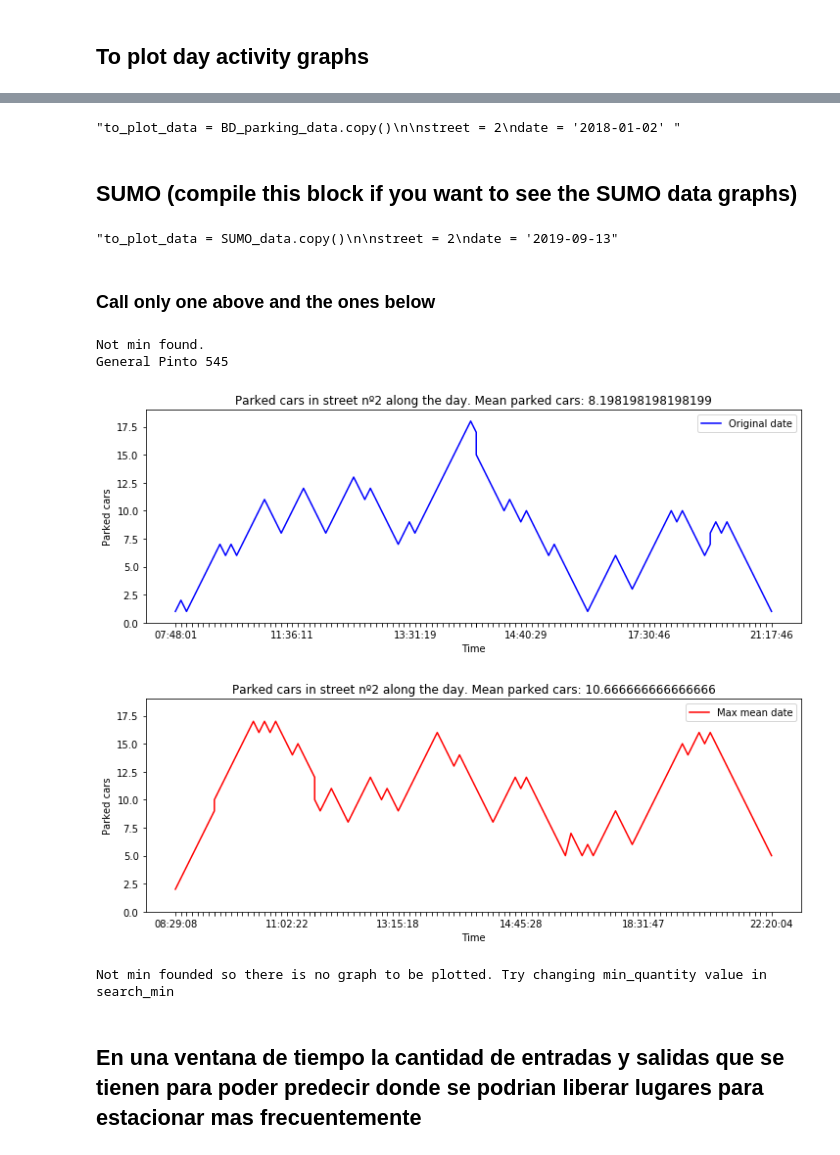
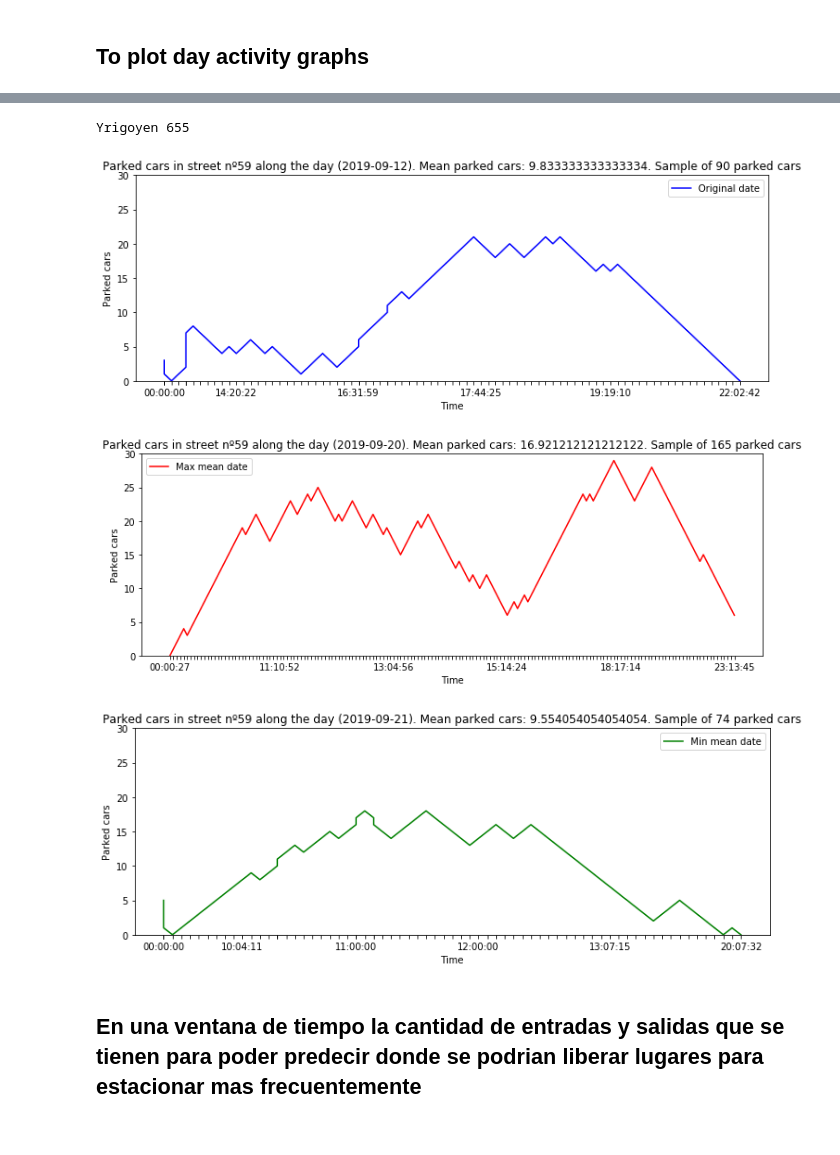
Before and after one commit to LuchoTangorra/Intelligent-parking, a Jupyter notebook: Data visualizers/Visualizer.ipynb, the cells around one changed output, grey strips where cells are left out. Drawn from its saved outputs; the diff is of its cells as text; code cells hidden in the pictures.

Commit message:
All visualizer done, heat map needs the Tandil map and to organizate the coordiantes

```diff
--- a/Data visualizers/Visualizer.ipynb
+++ b/Data visualizers/Visualizer.ipynb
@@ -226,8 +308,7 @@ def get_filtered_time(plot_data, k=5):
     '''
     return time
 # %%
-def plot_line_graph(plot_data, date, max_ocup=30, name='Original', color='b', k=5):
-    global street
+def plot_line_graph(plot_data, date, street, max_ocup=30, name='Original', color='b', k=5):
 
     #Get the values for each date we have
     plot_data_date = plot_data.loc[plot_data.fecha == pd.Timestamp(date).date()].copy()
@@ -241,12 +322,15 @@ def plot_line_graph(plot_data, date, max_ocup=30, name='Original', color='b', k=
     plt.ylim([0, max_ocup+1])
 
     #Just for the x axis, get the first, medium and last time value
-    time = get_filtered_time(plot_data_date, k)
+    if k > len(plot_data_date):
+        time = get_filtered_time(plot_data_date, len(plot_data_date))
+    else:
+        time = get_filtered_time(plot_data_date, k)
 
     #Set the label titles
     plt.xlabel('Time')
     plt.ylabel('Parked cars')
-    plt.title('Parked cars in street nº{} along the day. Mean parked cars: {}'.format(street, mean))
+    plt.title('Parked cars in street nº{} along the day ({}). Mean parked cars: {}. Sample of {} parked cars'.format(street, date, mean, len(plot_data_date)))
 
     #Set the plot data for each graph (ax1,ax2,ax3)
     plt.plot(plot_data_date['fecha_hora'], plot_data_date['ocupacion'], label='{} date'.format(name), color=color)
@@ -259,19 +341 @@ def plot_line_graph(plot_data, date, max_ocup=30, name='Original', color='b', k=
-# %%
-'''to_plot_data = BD_parking_data.copy()
-
-street = 2
-date = '2018-01-02' '''
-# %% [output]
-"to_plot_data = BD_parking_data.copy()\n\nstreet = 2\ndate = '2018-01-02' "
-# %% [markdown]
-## SUMO (compile this block if you want to see the SUMO data graphs)
-# %%
-'''to_plot_data = SUMO_data.copy()
-
-street = 2
-date = '2019-09-13'''
-# %% [output]
-"to_plot_data = SUMO_data.copy()\n\nstreet = 2\ndate = '2019-09-13"
-# %% [markdown]
-### Call only one above and the ones below
 # %%
@@ -327,23 +397,19 @@ def plot_ocupacion_per_hour(to_plot_data, street, date):
 # %%
-plot_data, date, date_max_mean, date_min_mean, max_ocup = plot_ocupacion_per_hour(data, street, date)
+plot_data, date_max_mean, date_min_mean, max_ocup = get_max_min_mean_dates(data, street, date)
 # %% [output]
-Not min found.
-General Pinto 545
+Yrigoyen 655
 # %%
-plot_line_graph(plot_data, date, max_ocup=max_ocup)
+plot_line_graph(plot_data, date, street=street, max_ocup=max_ocup)
 # %% [output]
-[figure, old version]
+[figure, new version]
 # %%
-plot_line_graph(plot_data, date_max_mean, max_ocup=max_ocup, name='Max mean', color='r')
+plot_line_graph(plot_data, date_max_mean, street=street, max_ocup=max_ocup, name='Max mean', color='r')
 # %% [output]
-[figure, old version]
+[figure, new version]
-# %%
-if date_min_mean is not None:
-    plot_line_graph(plot_data, date_min_mean, max_ocup=max_ocup, name='Min mean', color='g')
-else:
-    print('Not min founded so there is no graph to be plotted. Try changing min_quantity value in search_min')
-# %% [output]
-Not min founded so there is no graph to be plotted. Try changing min_quantity value in search_min
+# %%
+plot_line_graph(plot_data, date_min_mean, street=street, max_ocup=max_ocup, name='Min mean', color='g')
+# %% [output]
+[figure, added]
 # %% [markdown]
 ## En una ventana de tiempo la cantidad de entradas y salidas que se tienen para poder predecir donde se podrian liberar lugares para estacionar mas frecuentemente
 # %%
```
Also changed, not shown: parts of 35 cells of this notebook.
